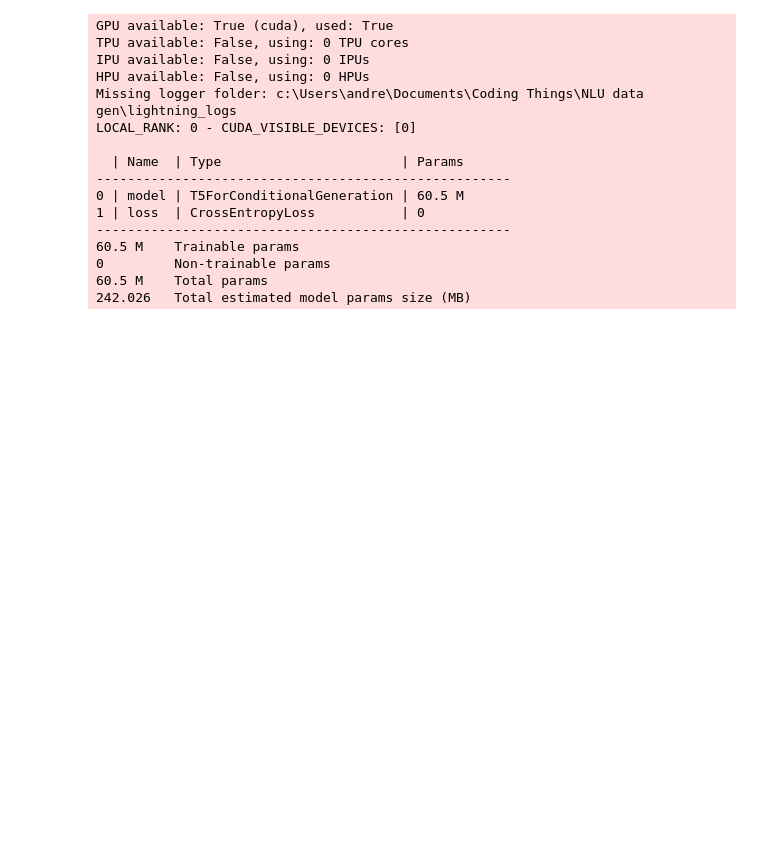
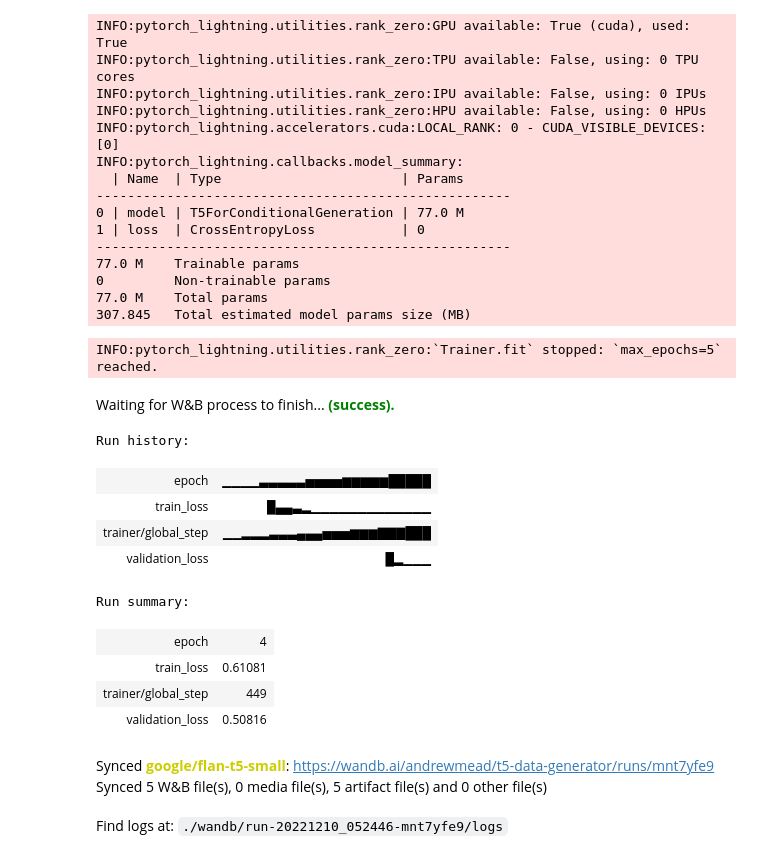
Before and after one commit to AndrewMead10/Assembly-AI-Hackathon, a Jupyter notebook: train_notebook.ipynb, the cells around one changed output. Saved outputs shown, nothing was run; the diff lists cells and outputs as text; code cells hidden in the pictures; blank space fills up the shorter version.

Commit message:
Get something training

```diff
--- a/train_notebook.ipynb
+++ b/train_notebook.ipynb
@@ -56,5 +81,11 @@ def get_data_per_intent():
         else:
             data_per_intent[intent].append(data)
     return data_per_intent
+
+def get_min_num_of_examples_per_intent():
+    data_per_intent = get_data_per_intent()
+    min_num_of_examples_per_intent = min(
+        [len(data_per_intent[intent]) for intent in data_per_intent])
+    return min_num_of_examples_per_intent
 # %%
 class T5GenerationFineTune(Dataset):
@@ -89,30 +129,32 @@ class T5GenerationFineTune(Dataset):
 # %%
 class T5GenerationDataModule(LightningDataModule):
-    def __init__(self, dataset, tokenizer, batch_size=8, max_length=512):
+    def __init__(self, dataset, tokenizer, num_workers, batch_size=8, max_length=64):
         super().__init__()
         self.dataset = dataset
         self.tokenizer = tokenizer
         self.batch_size = batch_size
         self.max_length = max_length
+        self.num_workers = num_workers
 
     def setup(self, stage=None):
         self.intent_slots = get_intent_slots()
         self.data_per_intent = get_data_per_intent()
+        self.min_examples = get_min_num_of_examples_per_intent()
         self.train_dataset = T5GenerationFineTune(
-            self.dataset['train'], self.intent_slots, self.tokenizer, self.data_per_intent, self.max_length)
+            self.dataset['train'], self.intent_slots, self.tokenizer, self.data_per_intent, self.min_examples, self.max_length)
         self.val_dataset = T5GenerationFineTune(
-            self.dataset['validation'], self.intent_slots, self.tokenizer, self.data_per_intent, self.max_length)
+            self.dataset['validation'], self.intent_slots, self.tokenizer, self.data_per_intent, self.min_examples, self.max_length)
         self.test_dataset = T5GenerationFineTune(
-            self.dataset['test'], self.intent_slots, self.tokenizer, self.data_per_intent, self.max_length)
+            self.dataset['test'], self.intent_slots, self.tokenizer, self.data_per_intent, self.min_examples, self.max_length)
 
     def train_dataloader(self):
-        return DataLoader(self.train_dataset, batch_size=self.batch_size, shuffle=True, num_workers=4, pin_memory=True)
+        return DataLoader(self.train_dataset, batch_size=self.batch_size, shuffle=True, num_workers=self.num_workers, pin_memory=True)
 
     def val_dataloader(self):
-        return DataLoader(self.val_dataset, batch_size=self.batch_size, num_workers=4, pin_memory=True)
+        return DataLoader(self.val_dataset, batch_size=self.batch_size, num_workers=self.num_workers, pin_memory=True)
 
     def test_dataloader(self):
-        return DataLoader(self.test_dataset, batch_size=self.batch_size, num_workers=4, pin_memory=True)
+        return DataLoader(self.test_dataset, batch_size=self.batch_size, num_workers=self.num_workers, pin_memory=True)
 # %%
 class T5DataGenerator(pl.LightningModule):
     def __init__(self, args):
@@ -180,14 +207,16 @@ class T5DataGenerator(pl.LightningModule):
 # %%
+model_name = 'google/flan-t5-small'
+
 args = {
-    'model_name': 't5-small',
-    'tokenizer_name': 't5-small',
+    'model_name': model_name,
     'top_k': 5,
     'num_return_sequences': 5,
 }
 
 model = T5DataGenerator(args)
-tokenizer = T5Tokenizer.from_pretrained('t5-small')
-data_module = T5GenerationDataModule(dataset, tokenizer, batch_size=8)
+tokenizer = T5Tokenizer.from_pretrained(model_name)
+data_module = T5GenerationDataModule(dataset, tokenizer, 2, batch_size=128)
 
-logger = WandbLogger(project='t5-data-generator', name='sanity_check')
+logger = WandbLogger(project='t5-data-generator', name=model_name, log_model="all")
+checkpoint_callback = ModelCheckpoint(monitor='validation_loss', mode='min')
 # %% [output]
@@ -199,20 +228,35 @@ For now, this behavior is kept to avoid breaking backwards compatibility when pa
 # %%
-trainer = pl.Trainer(accelerator='gpu', devices=1, max_epochs=1)
+trainer = pl.Trainer(accelerator='gpu', devices=1, max_epochs=5, logger=logger, log_every_n_steps=25, callbacks=[checkpoint_callback])
 trainer.fit(model, data_module)
+wandb.finish()
 # %% [output]
-GPU available: True (cuda), used: True
-TPU available: False, using: 0 TPU cores
-IPU available: False, using: 0 IPUs
-HPU available: False, using: 0 HPUs
-Missing logger folder: c:\Users\andre\Documents\Coding Things\NLU data gen\lightning_logs
-LOCAL_RANK: 0 - CUDA_VISIBLE_DEVICES: [0]
-
+INFO:pytorch_lightning.utilities.rank_zero:GPU available: True (cuda), used: True
+INFO:pytorch_lightning.utilities.rank_zero:TPU available: False, using: 0 TPU cores
+INFO:pytorch_lightning.utilities.rank_zero:IPU available: False, using: 0 IPUs
+INFO:pytorch_lightning.utilities.rank_zero:HPU available: False, using: 0 HPUs
+INFO:pytorch_lightning.accelerators.cuda:LOCAL_RANK: 0 - CUDA_VISIBLE_DEVICES: [0]
+INFO:pytorch_lightning.callbacks.model_summary:
   | Name  | Type                       | Params
 -----------------------------------------------------
-0 | model | T5ForConditionalGeneration | 60.5 M
+0 | model | T5ForConditionalGeneration | 77.0 M
 1 | loss  | CrossEntropyLoss           | 0
 -----------------------------------------------------
-60.5 M    Trainable params
+77.0 M    Trainable params
 0         Non-trainable params
-60.5 M    Total params
-242.026   Total estimated model params size (MB)
+77.0 M    Total params
+307.845   Total estimated model params size (MB)
+INFO:pytorch_lightning.utilities.rank_zero:`Trainer.fit` stopped: `max_epochs=5` reached.
+Waiting for W&B process to finish... (success).
+Run history:
+| epoch | ▁▁▁▁▃▃▃▃▃▅▅▅▅▆▆▆▆▆█████ |
+| train_loss | █▄▄▃▂▁▁▁▁▁▁▁▁▁▁▁▁▁ |
+| trainer/global_step | ▁▁▂▂▂▃▃▃▄▄▄▅▅▅▆▆▆▇▇▇███ |
+| validation_loss | █▂▁▁▁ |
+Run summary:
+| epoch | 4 |
+| train_loss | 0.61081 |
+| trainer/global_step | 449 |
+| validation_loss | 0.50816 |
+Synced google/flan-t5-small: https://wandb.ai/andrewmead/t5-data-generator/runs/mnt7yfe9
+Synced 5 W&B file(s), 0 media file(s), 5 artifact file(s) and 0 other file(s)
+Find logs at: ./wandb/run-20221210_052446-mnt7yfe9/logs
```
Also changed, not shown: parts of 9 cells of this notebook.
